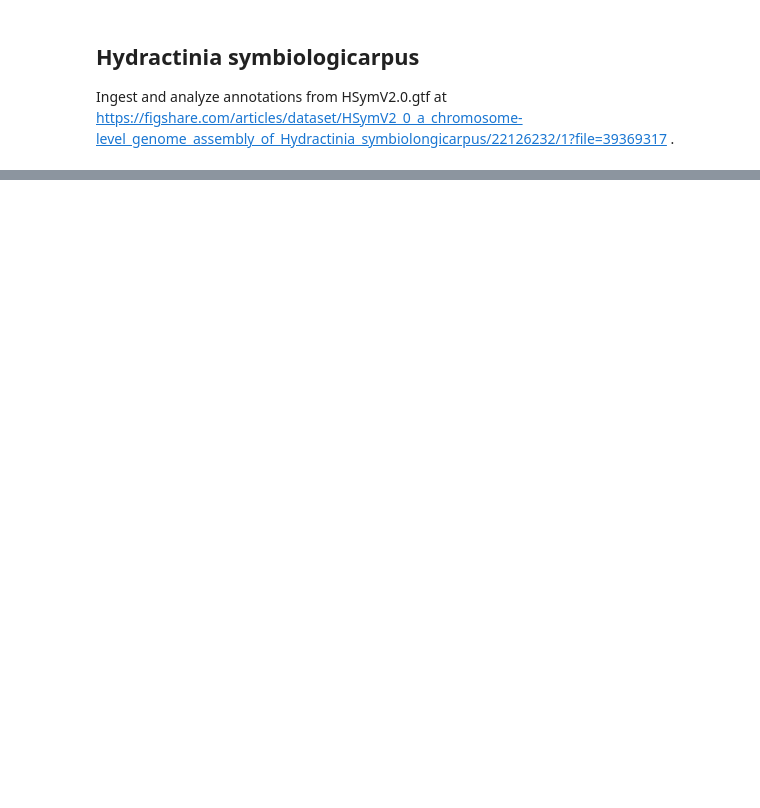
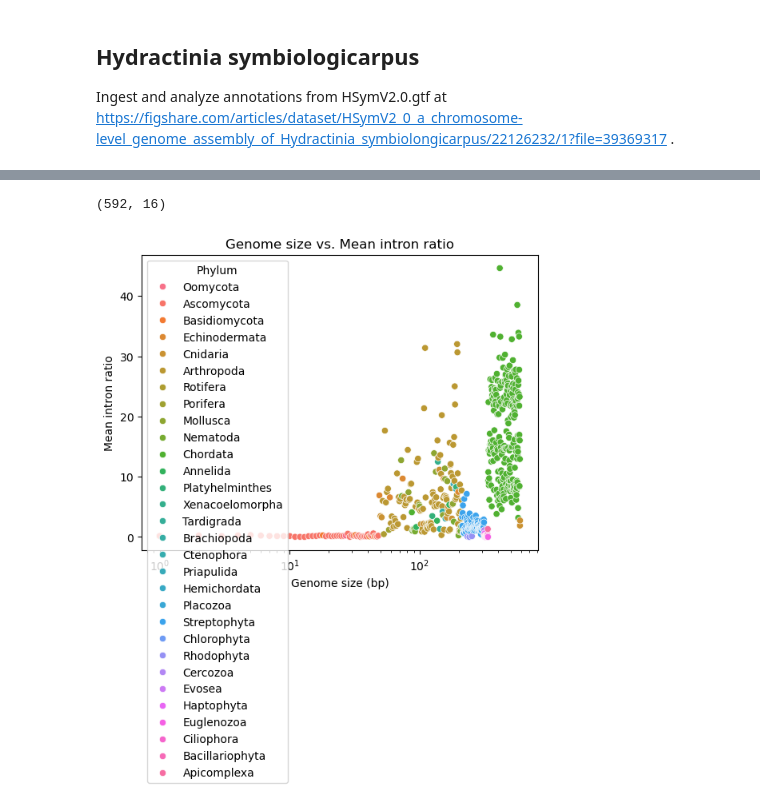
Before and after one commit to dunnlab/nanomia_genome, a Jupyter notebook: analyses_annotation/gene_notebook.ipynb, the cells around one changed output, grey strips where cells are left out. Saved outputs shown, nothing was run; the diff lists cells and outputs as text; code cells hidden in the pictures; blank space fills up the shorter version.

Commit message:
added analyses with Glick data

```diff
--- a/analyses_annotation/gene_notebook.ipynb
+++ b/analyses_annotation/gene_notebook.ipynb
@@ -108,0 +108,6 @@ AttributeError: 'NoneType' object has no attribute 'replace'
+# %%
+df_glick = pd.read_csv("supp_tables_glick2024_modified.csv")
+
+print(df_glick.shape)
+# %% [output]
+(592, 16)
@@ -108,0 +117,17 @@ AttributeError: 'NoneType' object has no attribute 'replace'
+# %%
+# Use seaborn to make a scatter plot of `Genome size` on x and `Mean intron ratio` on y and color points by `Phylum`
+
+plt.figure()
+sns.scatterplot(data=df_glick, x="Genome size", y="Mean intron ratio", hue="Phylum")
+plt.xscale("log")
+#plt.yscale("log")
+plt.xlabel("Genome size (bp)")
+plt.ylabel("Mean intron ratio")
+plt.title("Genome size vs. Mean intron ratio")
+
+# Add a legend with a title to sidebar
+plt.legend(title="Phylum")
+
+plt.show()
+# %% [output]
+[figure, added]
```
Also changed, not shown: parts of 16 cells of this notebook, 2 other files.
